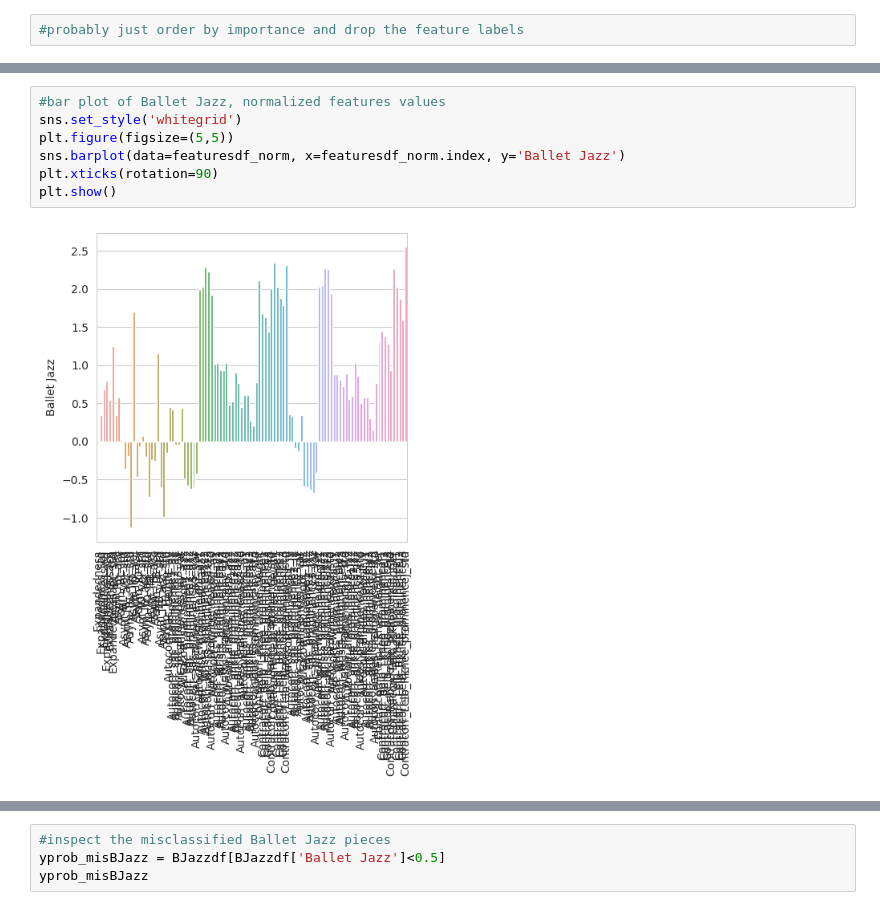
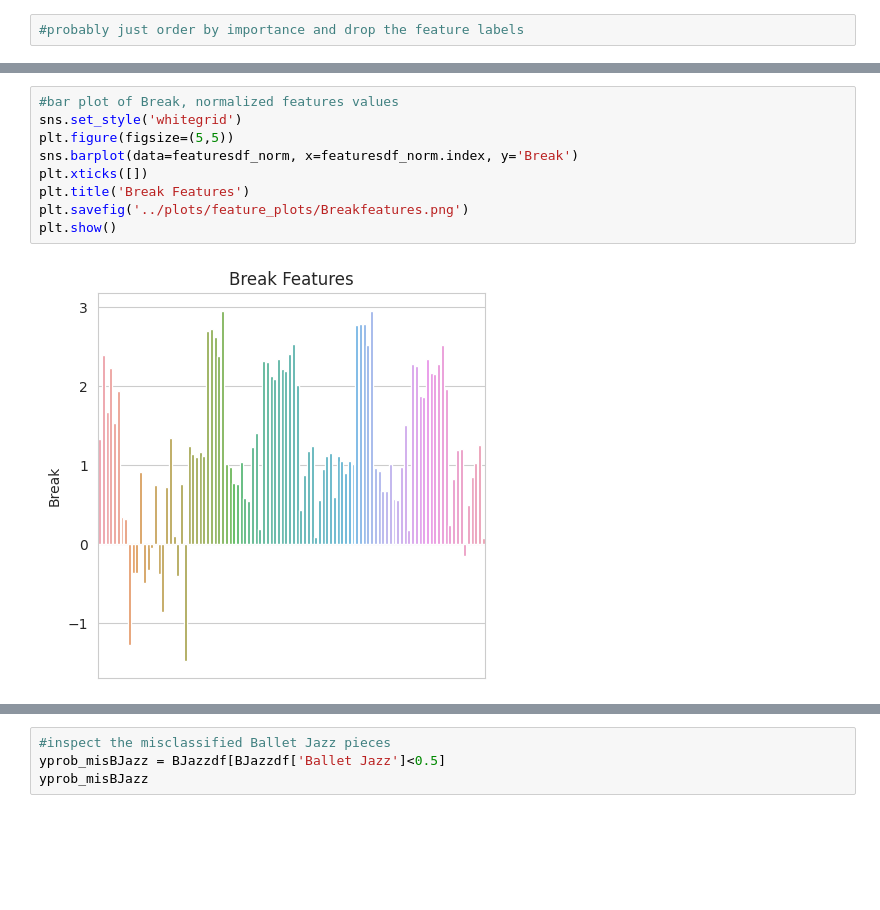
Before and after one commit to tBenBaker/MovementClassifier, a Jupyter notebook: DanceProj1/notebooks/03_inspectiondraft.ipynb, the cells around one changed output, grey strips where cells are left out. Drawn from its saved outputs; the diff is of its cells as text; blank space fills up the shorter version.

Commit message:
adding various plots

```diff
--- a/DanceProj1/notebooks/03_inspectiondraft.ipynb
+++ b/DanceProj1/notebooks/03_inspectiondraft.ipynb
@@ -176,9 +204,11 @@ featuresdf_norm.head()
 # %%
-#bar plot of Ballet Jazz, normalized features values
+#bar plot of Break, normalized features values
 sns.set_style('whitegrid')
 plt.figure(figsize=(5,5))
-sns.barplot(data=featuresdf_norm, x=featuresdf_norm.index, y='Ballet Jazz')
-plt.xticks(rotation=90)
+sns.barplot(data=featuresdf_norm, x=featuresdf_norm.index, y='Break')
+plt.xticks([])
+plt.title('Break Features')
+plt.savefig('../plots/feature_plots/Breakfeatures.png')
 plt.show()
 # %% [output]
-[figure, old version]
+[figure, new version]
```
Also changed, not shown: parts of 14 cells of this notebook, 33 other files.
